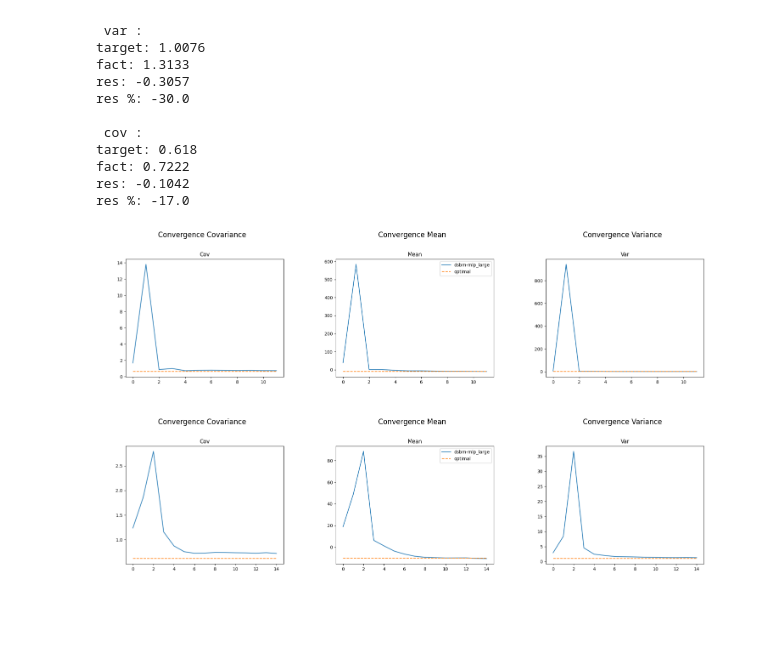
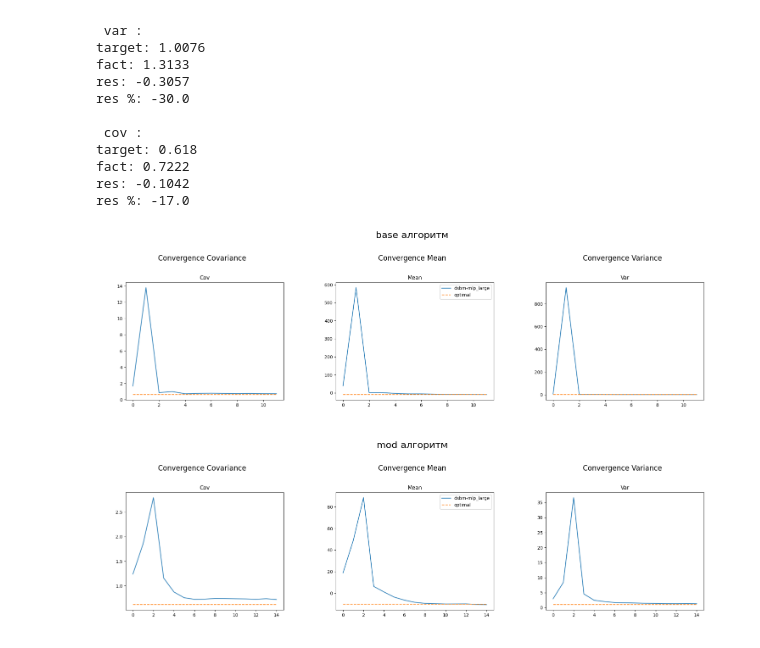
Before and after one commit to Pavel-S-K/DSBM_research, a Jupyter notebook: exp-1_DSBM_trainModif/notebooks/3_DSBM_comparison.ipynb, the cells around one changed output. Saved outputs shown, nothing was run; the diff lists cells and outputs as text; code cells hidden in the pictures; blank space fills up the shorter version.

```diff
--- a/exp-1_DSBM_trainModif/notebooks/3_DSBM_comparison.ipynb
+++ b/exp-1_DSBM_trainModif/notebooks/3_DSBM_comparison.ipynb
@@ -22,9 +22,12 @@ def print_res(target, fact, rnd, title):
 # %%
 import matplotlib.image as mpimg
 
-def plot_metrics(DIR):
+def plot_metrics(DIR, title=''):
     # Создаем фигуру с тремя подграфиками в одну строку
     fig, axes = plt.subplots(1, 3, figsize=(15, 5))
+
+    # Добавляем общий заголовок для всей фигуры
+    fig.suptitle(title, fontsize=16)
 
     # Первый график - convergence_cov
     img1 = mpimg.imread(DIR + 'convergence_cov.png')
@@ -194,8 +193,8 @@ fact: 0.7222
 res: -0.1042
 res %: -17.0
 # %%
-plot_metrics(RESULT_DIR)
-plot_metrics(RESULT_DIR_MOD)
+plot_metrics(RESULT_DIR, 'base алгоритм')
+plot_metrics(RESULT_DIR_MOD, 'mod алгоритм')
 # %% [output]
-[figure, old version]
+[figure, new version]
-[figure, old version]
+[figure, new version]
```
Also changed, not shown: parts of 3 cells of this notebook, 1 other file.
